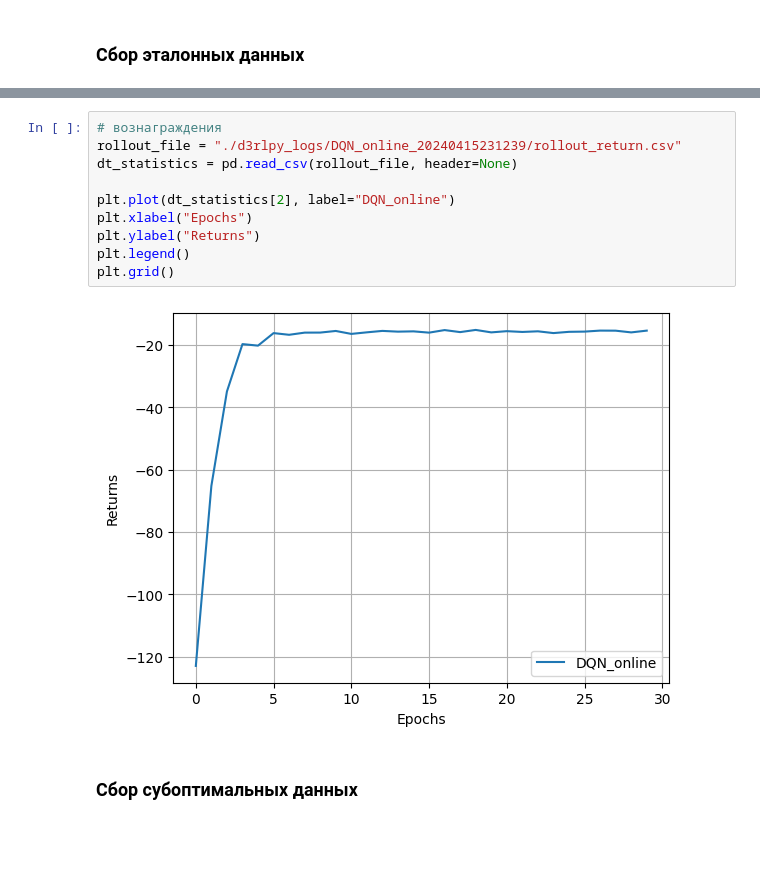
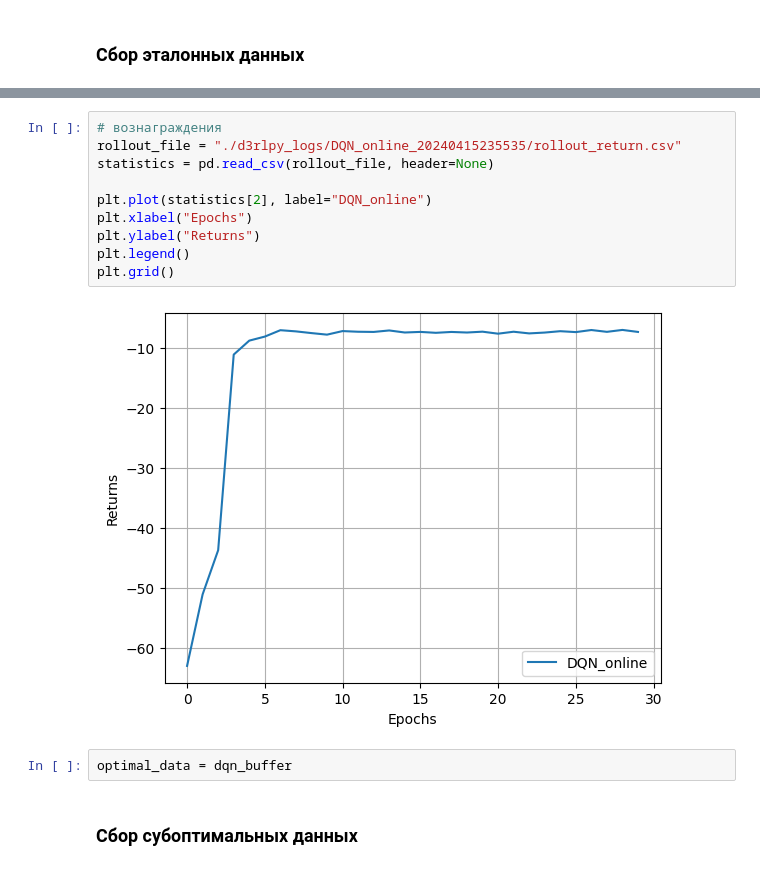
Before and after one commit to p1dg/MFTI_DS, a Jupyter notebook: rl/hw5_pogema/pogema_test.ipynb, the cells around one changed output, grey strips where cells are left out. Drawn from its saved outputs; the diff is of its cells as text; blank space fills up the shorter version.

```diff
--- a/rl/hw5_pogema/pogema_test.ipynb
+++ b/rl/hw5_pogema/pogema_test.ipynb
@@ -195,15 +234,17 @@ dqn.fit_online(env, dqn_buffer, explorer, n_steps=100, n_steps_per_epoch=5000)
 # %%
 # вознаграждения
-rollout_file = "./d3rlpy_logs/DQN_online_20240415231239/rollout_return.csv"
-dt_statistics = pd.read_csv(rollout_file, header=None)
+rollout_file = "./d3rlpy_logs/DQN_online_20240415235535/rollout_return.csv"
+statistics = pd.read_csv(rollout_file, header=None)
 
-plt.plot(dt_statistics[2], label="DQN_online")
+plt.plot(statistics[2], label="DQN_online")
 plt.xlabel("Epochs")
 plt.ylabel("Returns")
 plt.legend()
 plt.grid()
 # %% [output]
-[figure, old version]
+[figure, new version]
+# %%
+optimal_data = dqn_buffer
 # %% [markdown]
 ### Сбор субоптимальных данных
 # %%
```
Also changed, not shown: parts of 31 cells of this notebook.
